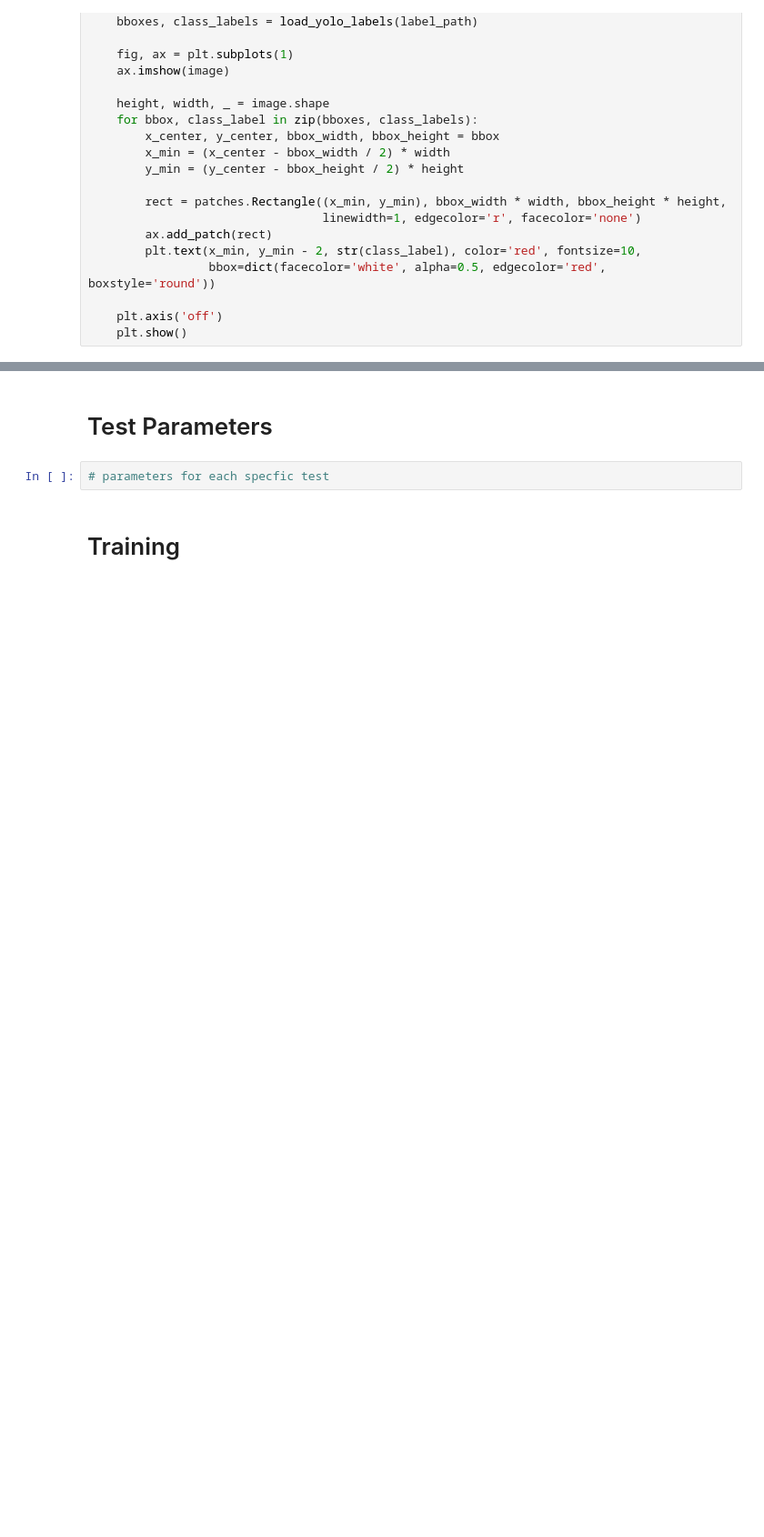
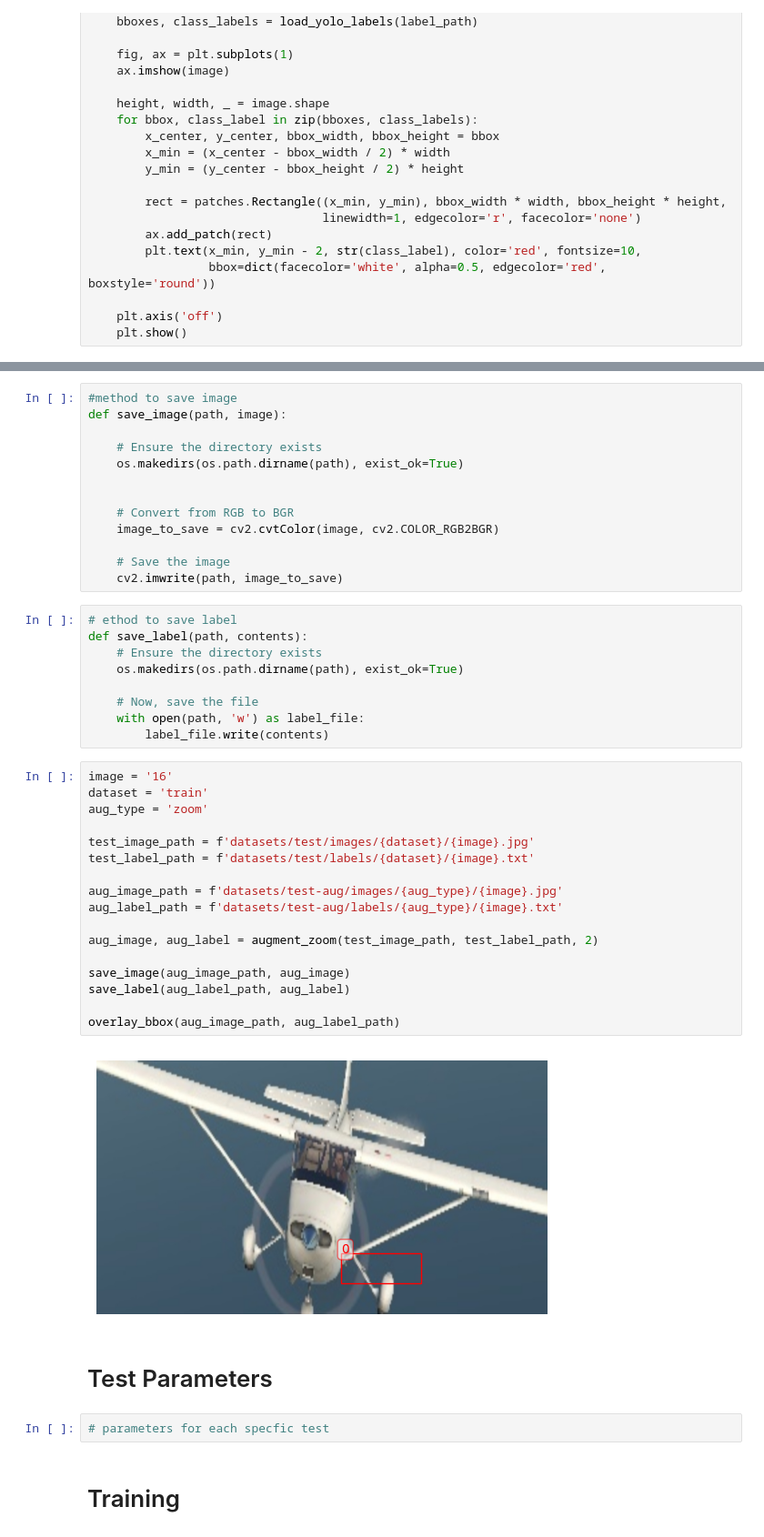
Before and after one commit to tee1g21/Intruder-Aircraft-Detection, a Jupyter notebook: tester.ipynb, the cells around one changed output, grey strips where cells are left out. Shown: that part at 91% size. Cells and saved outputs as stored; diff of their text form; blank space fills up the shorter version.

Commit message:
All aug methods work other than zoom

```diff
--- a/tester.ipynb
+++ b/tester.ipynb
@@ -367,3 +462,44 @@ def overlay_bbox(image_path, label_path):
+# %%
+#method to save image
+def save_image(path, image):
+
+    # Ensure the directory exists
+    os.makedirs(os.path.dirname(path), exist_ok=True)
+
+
+    # Convert from RGB to BGR
+    image_to_save = cv2.cvtColor(image, cv2.COLOR_RGB2BGR)
+
+    # Save the image
+    cv2.imwrite(path, image_to_save)
+# %%
+# ethod to save label
+def save_label(path, contents):
+    # Ensure the directory exists
+    os.makedirs(os.path.dirname(path), exist_ok=True)
+
+    # Now, save the file
+    with open(path, 'w') as label_file:
+        label_file.write(contents)
+# %%
+image = '16'
+dataset = 'train'
+aug_type = 'zoom'
+
+test_image_path = f'datasets/test/images/{dataset}/{image}.jpg'
+test_label_path = f'datasets/test/labels/{dataset}/{image}.txt'
+
+aug_image_path = f'datasets/test-aug/images/{aug_type}/{image}.jpg'
+aug_label_path = f'datasets/test-aug/labels/{aug_type}/{image}.txt'
+
+aug_image, aug_label = augment_zoom(test_image_path, test_label_path, 2)
+
+save_image(aug_image_path, aug_image)
+save_label(aug_label_path, aug_label)
+
+overlay_bbox(aug_image_path, aug_label_path)
+# %% [output]
+[figure, added]
 # %% [markdown]
 # Test Parameters
 # %%
```
Also changed, not shown: parts of 12 cells of this notebook.
